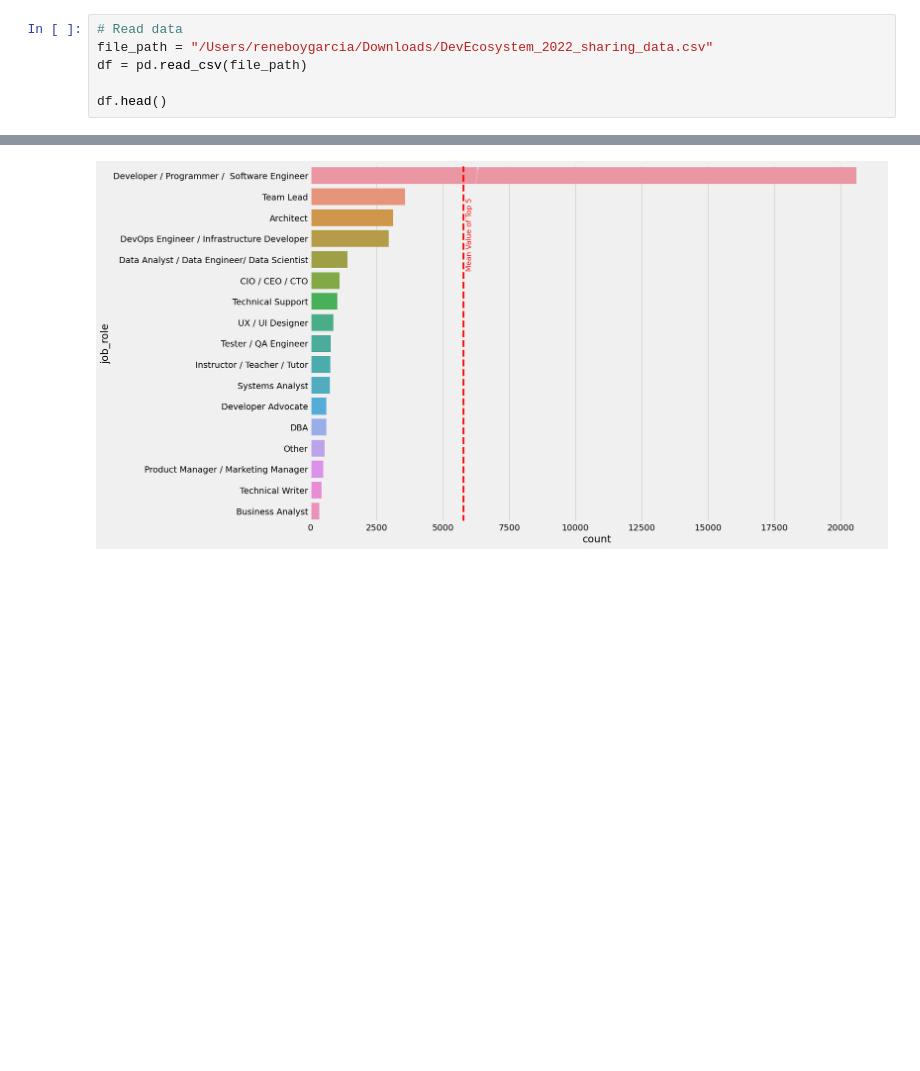
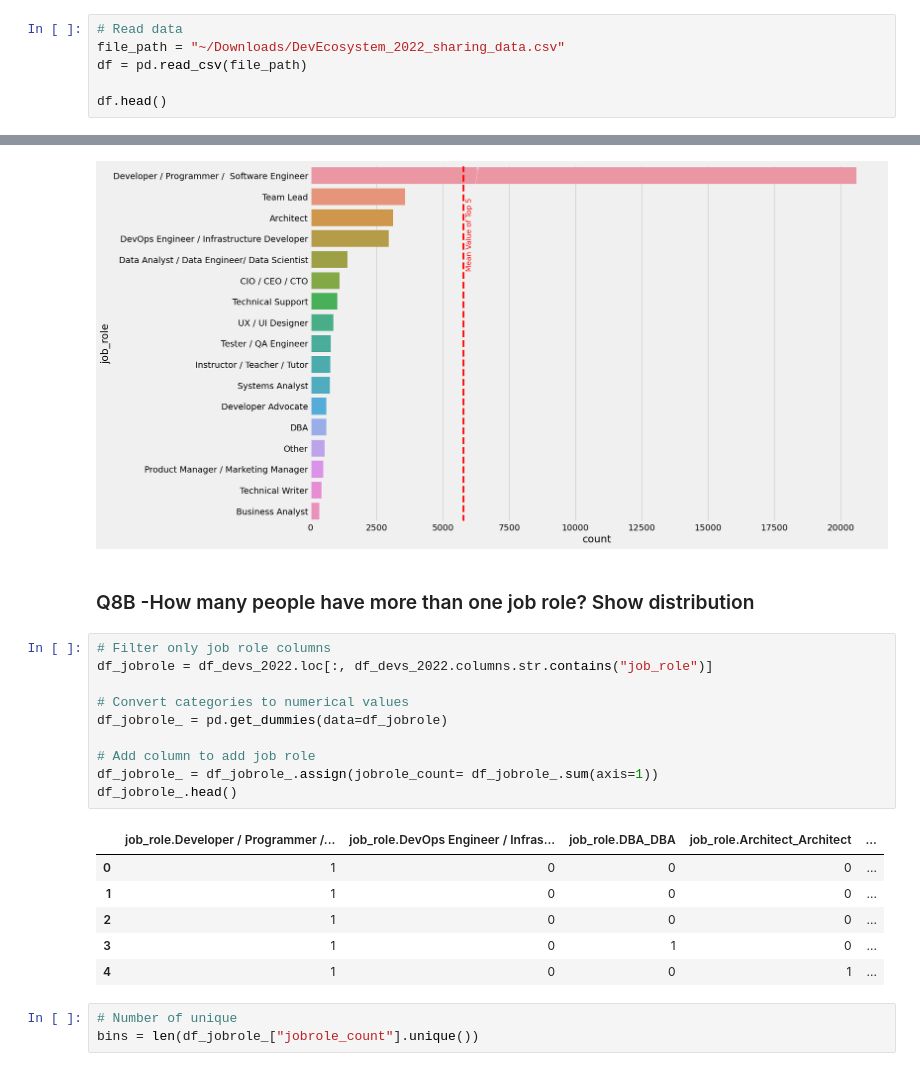
Before and after one commit to reneboygarcia/Bamboo-Weekly-by-Reuven-Lerner, a Jupyter notebook: BW_13-Python Developers.ipynb, the cells around one changed output, grey strips where cells are left out. Saved outputs shown, nothing was run; the diff lists cells and outputs as text; blank space fills up the shorter version.

```diff
--- a/BW_13-Python Developers.ipynb
+++ b/BW_13-Python Developers.ipynb
@@ -35,7 +35,7 @@ csv_file = file_id.GetContentFile("DevEcosystem_2022_sharing_data.csv")
 ### Read Data
 # %%
 # Read data
-file_path = "/Users/reneboygarcia/Downloads/DevEcosystem_2022_sharing_data.csv"
+file_path = "~/Downloads/DevEcosystem_2022_sharing_data.csv"
 df = pd.read_csv(file_path)
 
 df.head()
@@ -289,3 +298,25 @@ ax.annotate('Mean Value of Top 5', xy=(mean_value_top_5, ax.get_ylim()[1]), xyte
 plt.show()
 # %% [output]
 [figure]
+# %% [markdown]
+### Q8B -How many people have more than one job role? Show distribution
+# %%
+# Filter only job role columns
+df_jobrole = df_devs_2022.loc[:, df_devs_2022.columns.str.contains("job_role")]
+
+# Convert categories to numerical values
+df_jobrole_ = pd.get_dummies(data=df_jobrole)
+
+# Add column to add job role
+df_jobrole_ = df_jobrole_.assign(jobrole_count= df_jobrole_.sum(axis=1))
+df_jobrole_.head()
+# %% [output]
+|  | job_role.Developer / Programmer /... | job_role.DevOps Engineer / Infras... | job_role.DBA_DBA | job_role.Architect_Architect | ... |
+| 0 | 1 | 0 | 0 | 0 | ... |
+| 1 | 1 | 0 | 0 | 0 | ... |
+| 2 | 1 | 0 | 0 | 0 | ... |
+| 3 | 1 | 0 | 1 | 0 | ... |
+| 4 | 1 | 0 | 0 | 1 | ... |
+# %%
+# Number of unique
+bins = len(df_jobrole_["jobrole_count"].unique())
```
Also changed, not shown: parts of 7 cells of this notebook.
